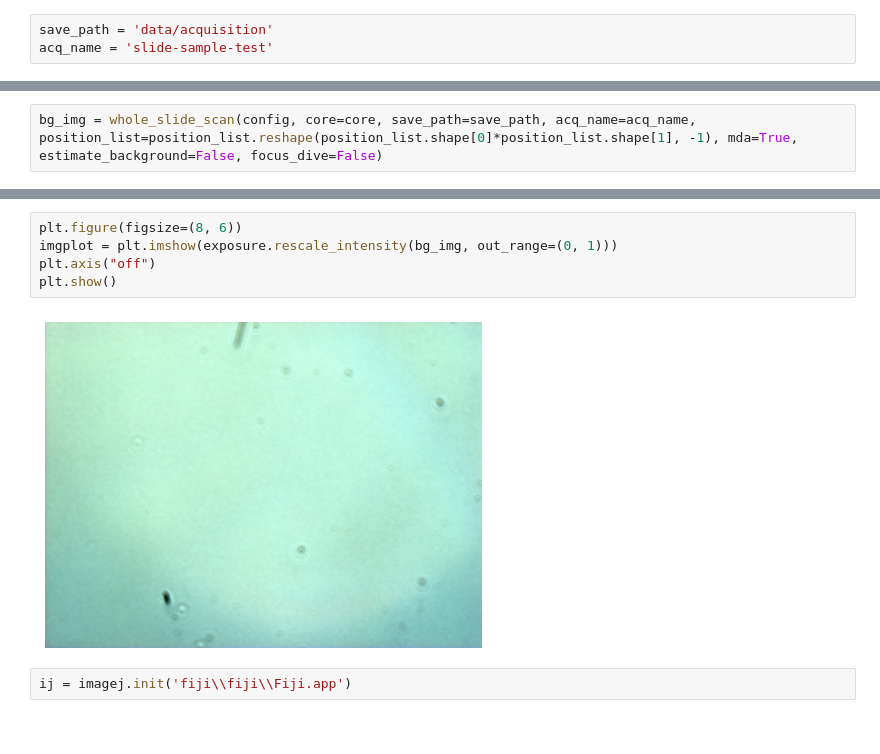
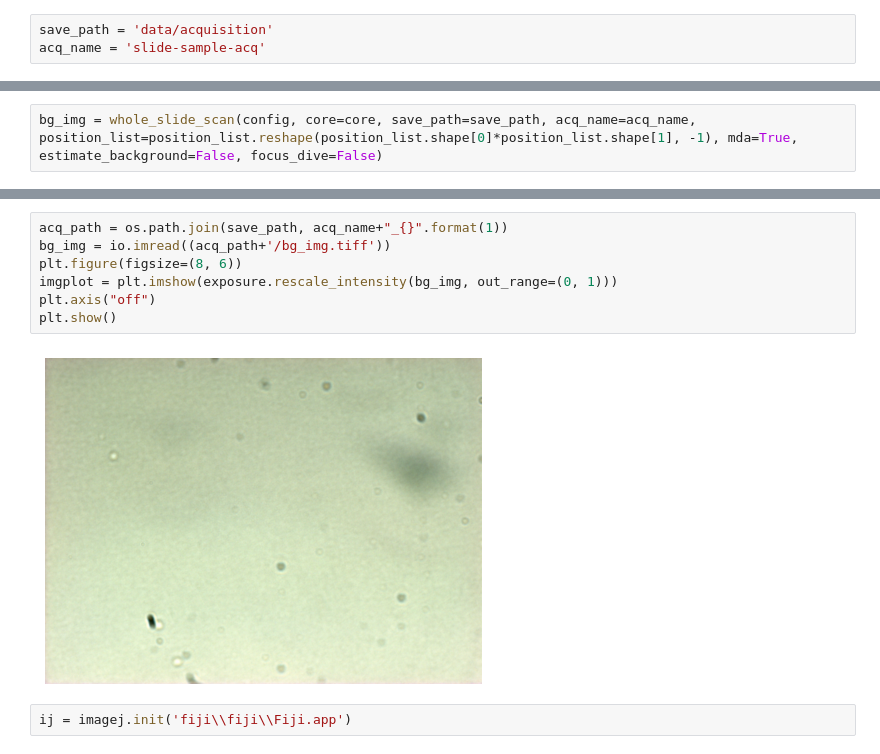
Before and after one commit to uw-loci/smart-wsi-scanner, a Jupyter notebook: bf-scanner.ipynb, the cells around one changed output, grey strips where cells are left out. Saved outputs shown, nothing was run; the diff lists cells and outputs as text.

```diff
--- a/bf-scanner.ipynb
+++ b/bf-scanner.ipynb
@@ -316,6 +307,6 @@ array([[6537, 6743, 6415, ..., 6642, 6448, 6595],
 # %%
 save_path = 'data/acquisition'
-acq_name = 'slide-sample-test'
+acq_name = 'slide-sample-acq'
 # %%
 # position_list, grid = generate_grid(config, mag='4x', box=(5000, 5000, 20000, 15000))
 position_list = generate_grid(config, mag='4x')
@@ -358,10 +348,12 @@ bg_img = bg_img[0]
 # %%
+acq_path = os.path.join(save_path, acq_name+"_{}".format(1))
+bg_img = io.imread((acq_path+'/bg_img.tiff'))
 plt.figure(figsize=(8, 6))
 imgplot = plt.imshow(exposure.rescale_intensity(bg_img, out_range=(0, 1)))
 plt.axis("off")
 plt.show()
 # %% [output]
-[figure, old version]
+[figure, new version]
 # %%
 ij = imagej.init('fiji\\fiji\\Fiji.app')
 # %%
```
Also changed, not shown: parts of 13 cells of this notebook, 2 other files.
